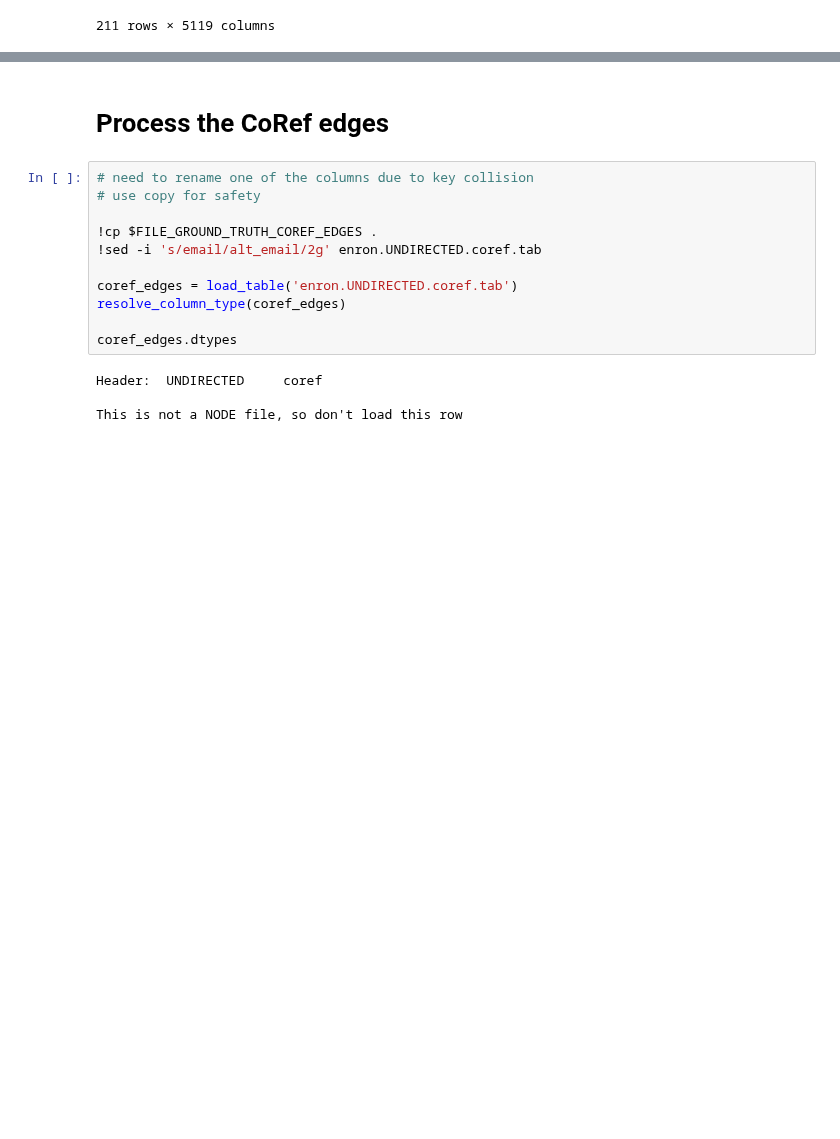
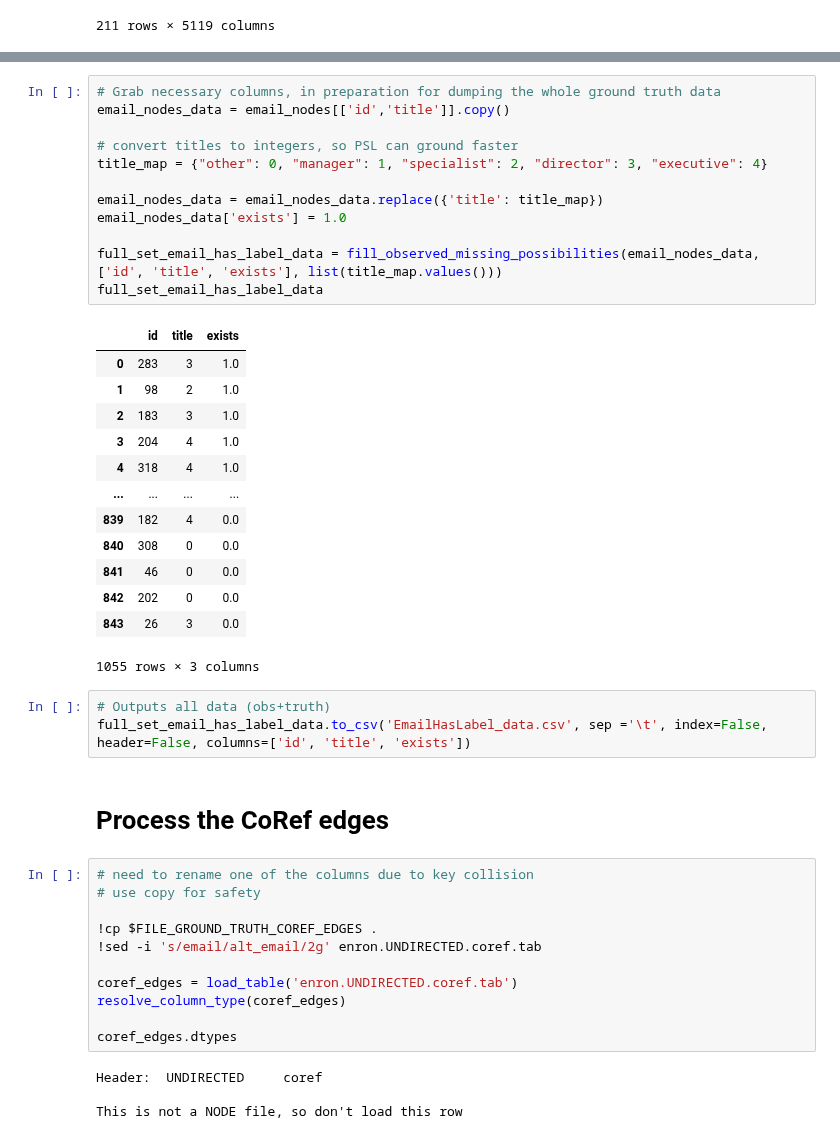
Before and after one commit to linqs/collective-graph-identification, a Jupyter notebook: scripts/Data Refactor.ipynb, the cells around one changed output, grey strips where cells are left out. Cells and saved outputs as stored; diff of their text form; blank space fills up the shorter version.

Commit message:
Dumped out the whole EmailHasLabel_data.  This will allow flexibility when choosing own splits.

```diff
--- a/scripts/Data Refactor.ipynb
+++ b/scripts/Data Refactor.ipynb
@@ -119,3 +133,32 @@ email_nodes
+# %%
+# Grab necessary columns, in preparation for dumping the whole ground truth data
+email_nodes_data = email_nodes[['id','title']].copy()
+
+# convert titles to integers, so PSL can ground faster
+title_map = {"other": 0, "manager": 1, "specialist": 2, "director": 3, "executive": 4}
+
+email_nodes_data = email_nodes_data.replace({'title': title_map})
+email_nodes_data['exists'] = 1.0
+
+full_set_email_has_label_data = fill_observed_missing_possibilities(email_nodes_data, ['id', 'title', 'exists'], list(title_map.values()))
+full_set_email_has_label_data
+# %% [output]
+|  | id | title | exists |
+| 0 | 283 | 3 | 1.0 |
+| 1 | 98 | 2 | 1.0 |
+| 2 | 183 | 3 | 1.0 |
+| 3 | 204 | 4 | 1.0 |
+| 4 | 318 | 4 | 1.0 |
+| ... | ... | ... | ... |
+| 839 | 182 | 4 | 0.0 |
+| 840 | 308 | 0 | 0.0 |
+| 841 | 46 | 0 | 0.0 |
+| 842 | 202 | 0 | 0.0 |
+| 843 | 26 | 3 | 0.0 |
+1055 rows × 3 columns
+# %%
+# Outputs all data (obs+truth)
+full_set_email_has_label_data.to_csv('EmailHasLabel_data.csv', sep ='\t', index=False, header=False, columns=['id', 'title', 'exists'])
 # %% [markdown]
 # Process the CoRef edges
 # %%
```
Also changed, not shown: parts of 10 cells of this notebook.
